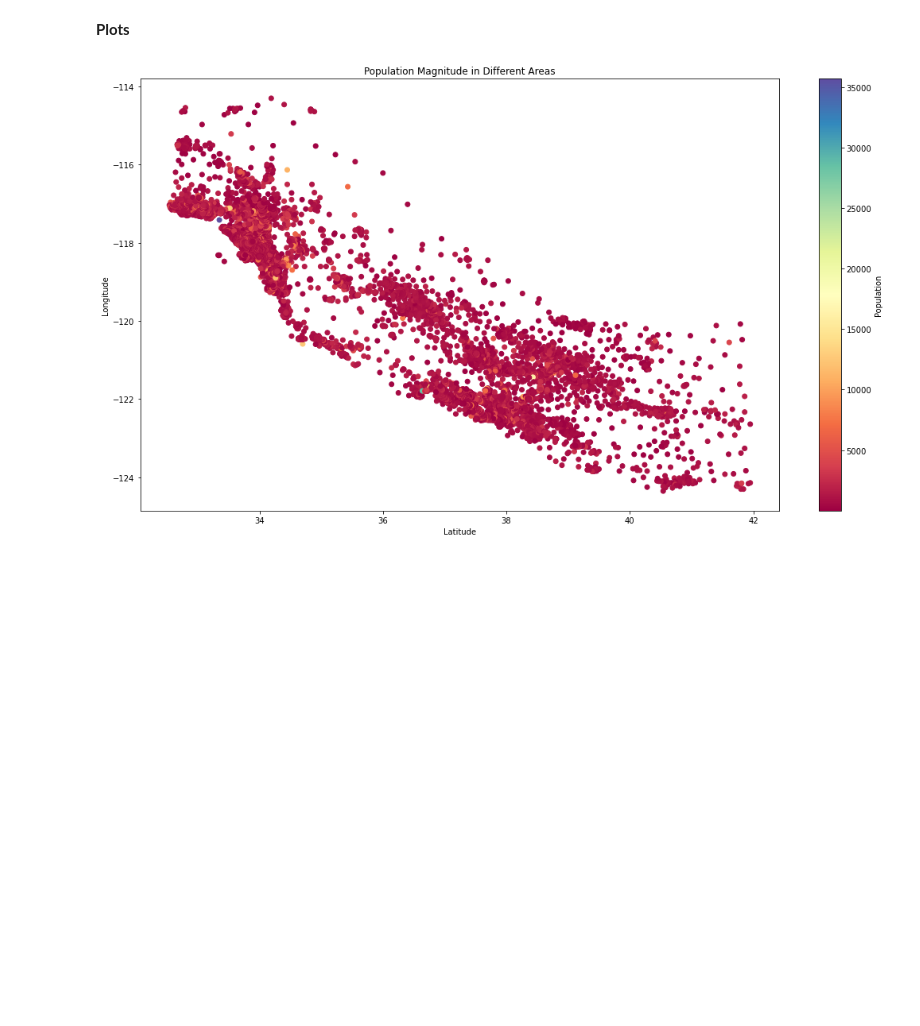
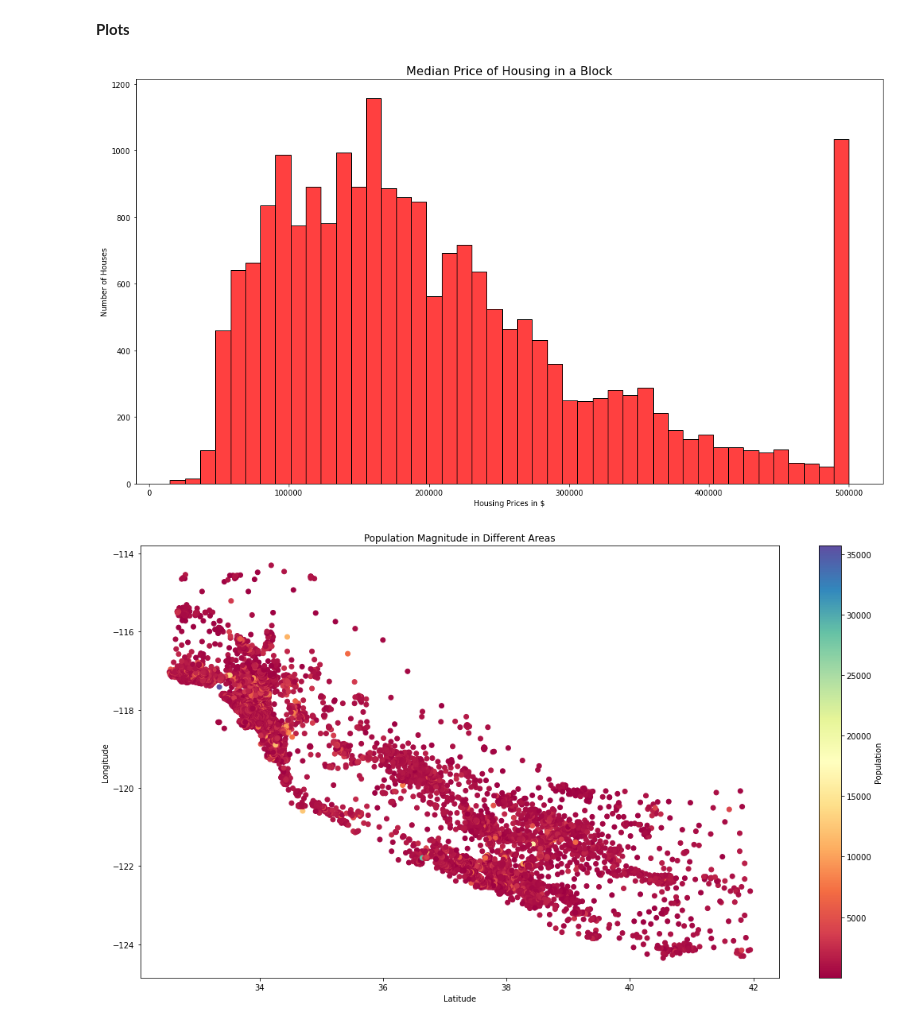
Before and after one commit to vinnovateit/VIIT_Team_MNIST, a Jupyter notebook: Aviral/California Housing Prices.ipynb, the cells around one changed output. Drawn from its saved outputs; the diff is of its cells as text; code cells hidden in the pictures; blank space fills up the shorter version.

```diff
--- a/Aviral/California Housing Prices.ipynb
+++ b/Aviral/California Housing Prices.ipynb
@@ -122,6 +158,15 @@ housing_data.describe()
 | max | -114.310000 | 41.950000 | 52.000000 | 39320.000000 | 6445.000000 | 35682.000000 | 6082.000000 | ... |
 # %% [markdown]
 **Plots**
+# %%
+plt.figure(figsize=(18, 10))
+sns.histplot(housing_data.median_house_value, bins = 45, color='red')
+plt.xlabel('Housing Prices in $')
+plt.ylabel('Number of Houses')
+plt.title('Median Price of Housing in a Block', fontsize=16)
+plt.show()
+# %% [output]
+[figure, added]
 # %%
 plt.figure(figsize=(18,10))
 plt.scatter(housing_data['latitude'],housing_data['longitude'],c=housing_data['population'], cmap='Spectral')
```
Also changed, not shown: parts of 6 cells of this notebook.
